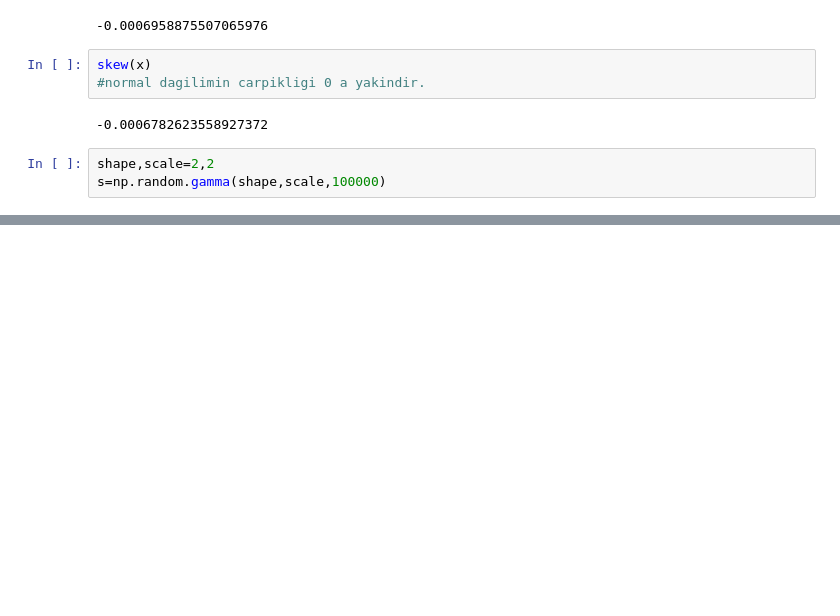
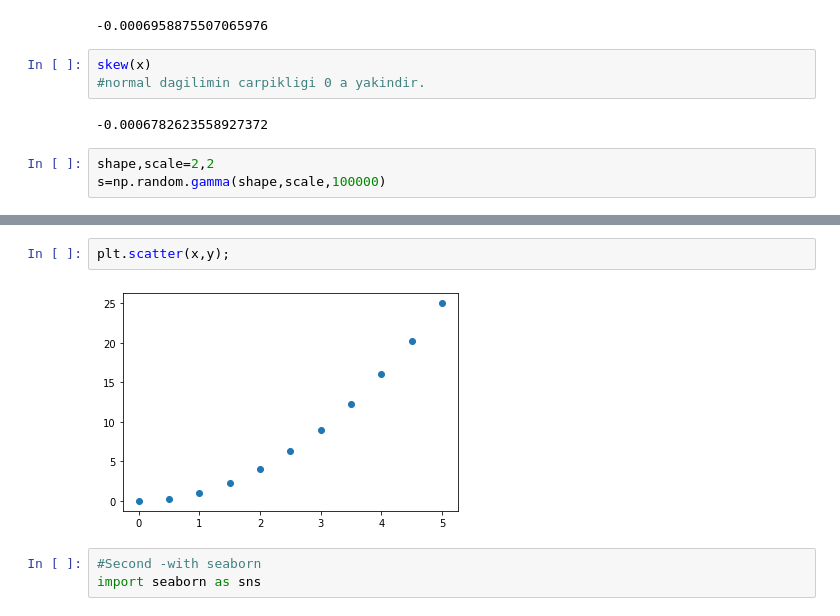
Before and after one commit to EnginKosure/Jupyter_nb, a Jupyter notebook: statistics/statistics_lab1.ipynb, the cells around one changed output, grey strips where cells are left out. Drawn from its saved outputs; the diff is of its cells as text; blank space fills up the shorter version.

```diff
--- a/statistics/statistics_lab1.ipynb
+++ b/statistics/statistics_lab1.ipynb
@@ -77,0 +99,7 @@ plt.hist(s,bins=100);#right skewed, saga carpik, positive skewed diye de gecer.
+# %%
+plt.scatter(x,y);
+# %% [output]
+[figure, added]
+# %%
+#Second -with seaborn
+import seaborn as sns
```
Also changed, not shown: parts of 25 cells of this notebook.
